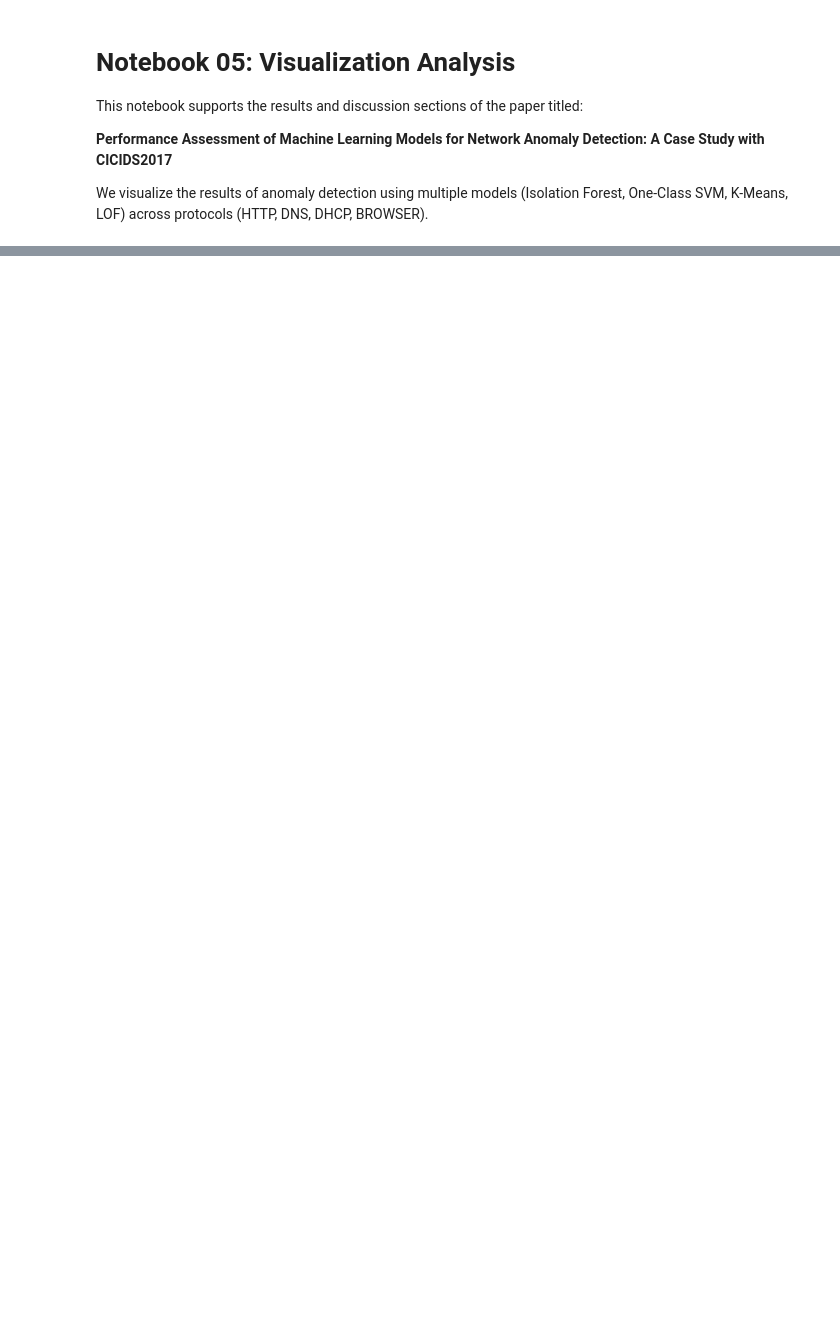
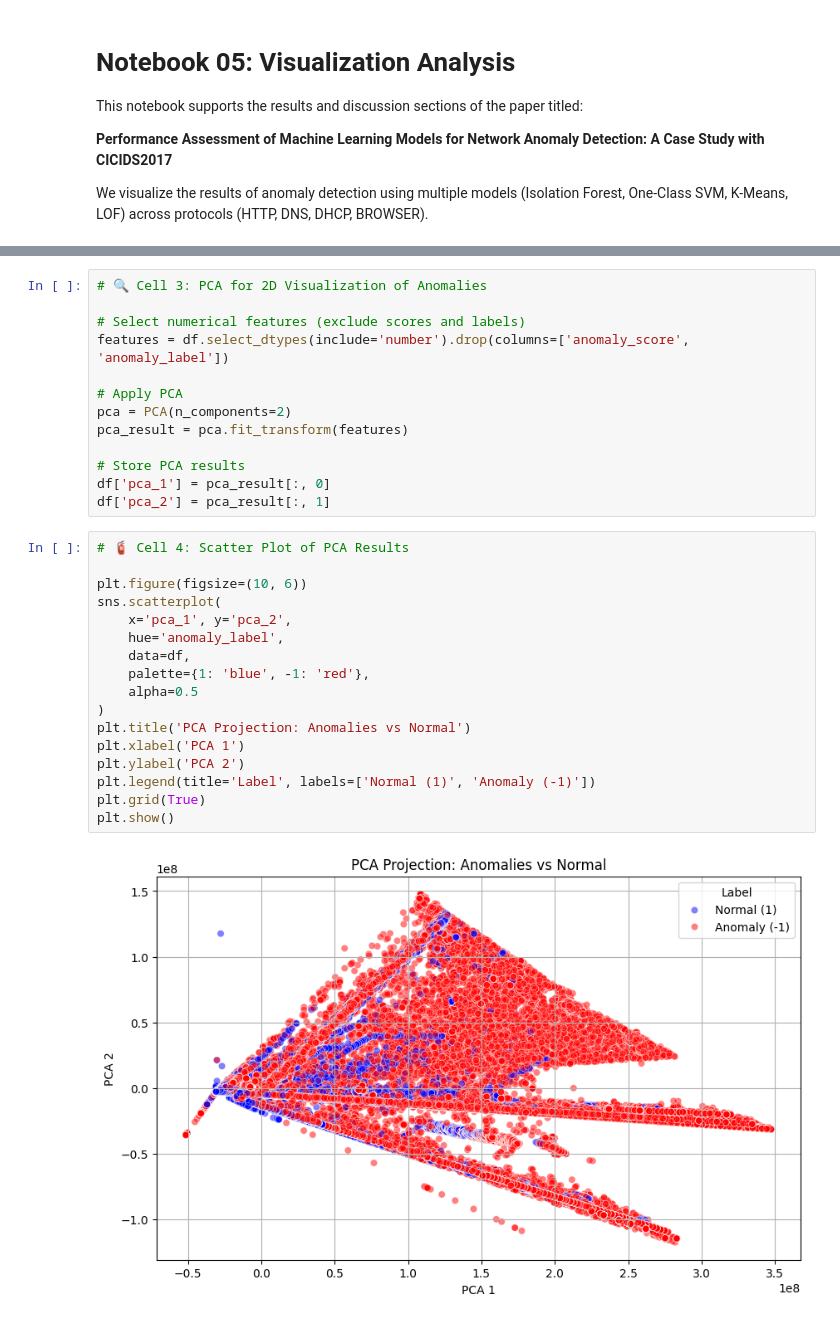
Before and after one commit to osahonokoro/anomaly-detection-isolationforest-cicids2017, a Jupyter notebook: notebooks/05_visualization_analysis.ipynb, the cells around one changed output, grey strips where cells are left out. Drawn from its saved outputs; the diff is of its cells as text; blank space fills up the shorter version.

```diff
--- a/notebooks/05_visualization_analysis.ipynb
+++ b/notebooks/05_visualization_analysis.ipynb
@@ -59,0 +51,32 @@ plt.show()
+# %%
+# 🔍 Cell 3: PCA for 2D Visualization of Anomalies
+
+# Select numerical features (exclude scores and labels)
+features = df.select_dtypes(include='number').drop(columns=['anomaly_score', 'anomaly_label'])
+
+# Apply PCA
+pca = PCA(n_components=2)
+pca_result = pca.fit_transform(features)
+
+# Store PCA results
+df['pca_1'] = pca_result[:, 0]
+df['pca_2'] = pca_result[:, 1]
+# %%
+# 🧯 Cell 4: Scatter Plot of PCA Results
+
+plt.figure(figsize=(10, 6))
+sns.scatterplot(
+    x='pca_1', y='pca_2',
+    hue='anomaly_label',
+    data=df,
+    palette={1: 'blue', -1: 'red'},
+    alpha=0.5
+)
+plt.title('PCA Projection: Anomalies vs Normal')
+plt.xlabel('PCA 1')
+plt.ylabel('PCA 2')
+plt.legend(title='Label', labels=['Normal (1)', 'Anomaly (-1)'])
+plt.grid(True)
+plt.show()
+# %% [output]
+[figure, added]
```
Also changed, not shown: parts of 10 cells of this notebook.
